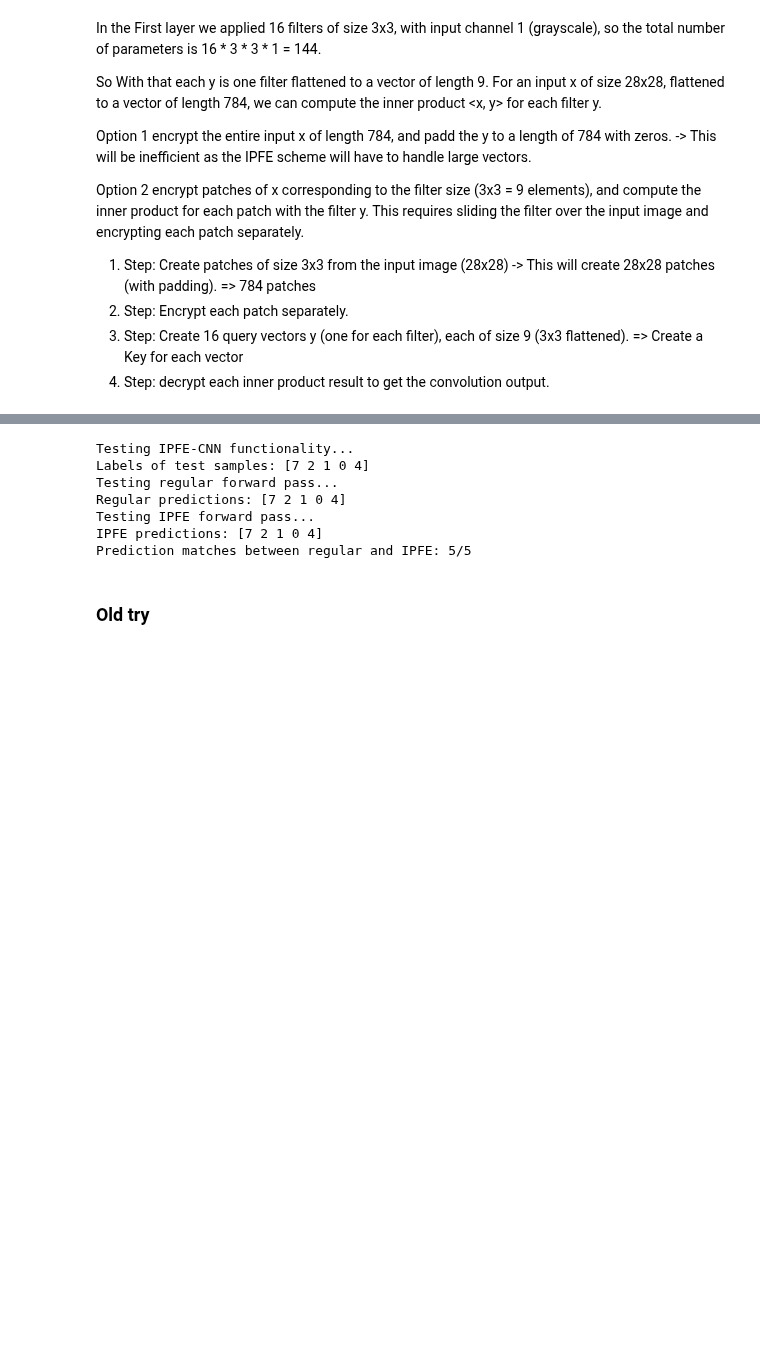
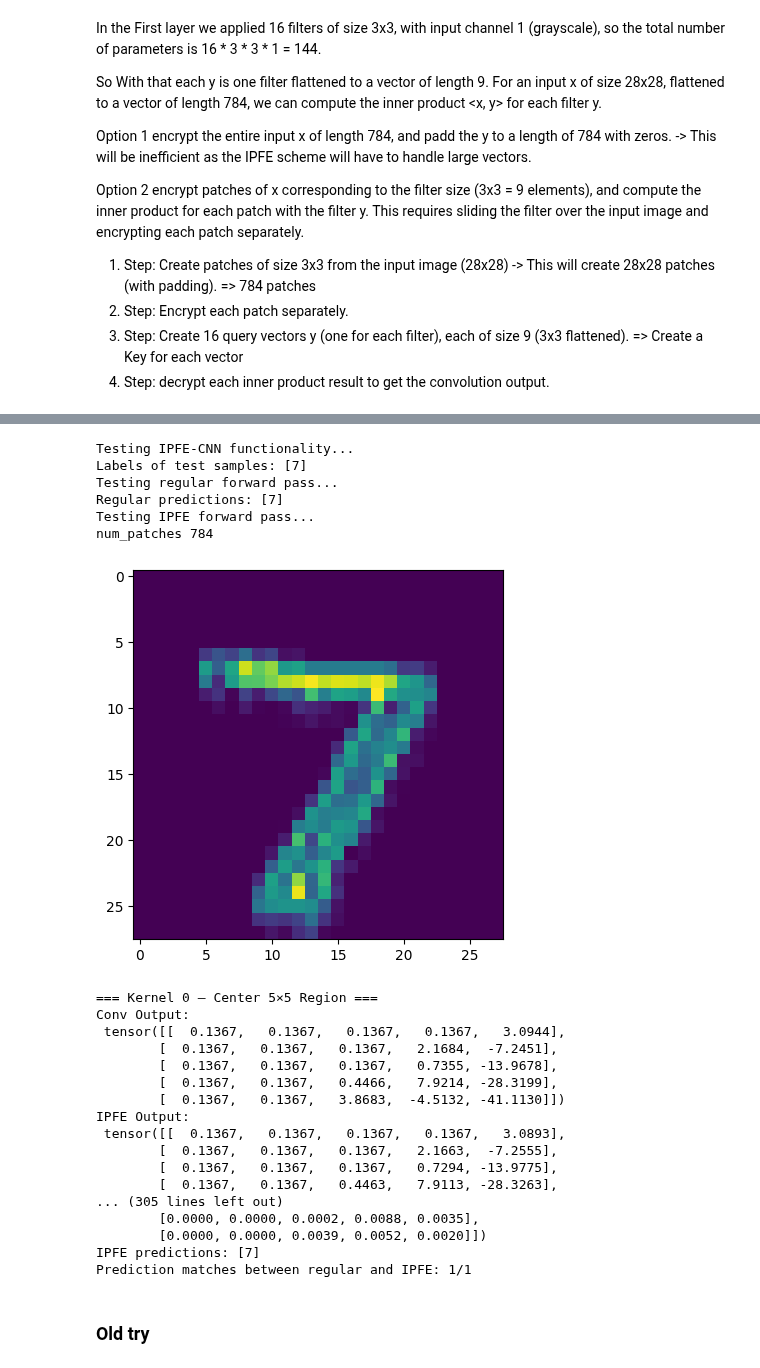
Before and after one commit to KonstantinWeh/PrivacyPreservingML, a Jupyter notebook: cnn_ipfe.ipynb, the cells around one changed output, grey strips where cells are left out. Drawn from its saved outputs; the diff is of its cells as text; code cells hidden in the pictures; blank space fills up the shorter version.

```diff
--- a/cnn_ipfe.ipynb
+++ b/cnn_ipfe.ipynb
@@ -403,6 +407,6 @@ RuntimeError: Error(s) in loading state_dict for IPFECNN:
 # %%
 # Test IPFE functionality with a sample
-def test_ipfe_cnn(model, test_loader, device, num_samples=5):
+def test_ipfe_cnn(model, test_loader, device, num_samples=1):
     """Test the IPFE-CNN with a sample query vector"""
     model.eval()
     # x is 784 big
@@ -415,37 +419,54 @@ def test_ipfe_cnn(model, test_loader, device, num_samples=5):
         print(f"Labels of test samples: {labels[:num_samples].cpu().numpy()}")
 
         # Test regular forward pass
         print("Testing regular forward pass...")
         regular_outputs = model(images[:num_samples])
         _, regular_predicted = regular_outputs.max(1)
         print("Regular predictions:", regular_predicted.cpu().numpy())
 
         # Test IPFE forward pass
         print("Testing IPFE forward pass...")
         try:
             ipfe_outputs = model.forward(images[:num_samples], encrypted=True)
             _, ipfe_predicted = ipfe_outputs.max(1)
 
             print(f"IPFE predictions: {ipfe_predicted.cpu().numpy()}")
 
             # Compare results
             matches = (regular_predicted == ipfe_predicted).sum().item()
             print(f"Prediction matches between regular and IPFE: {matches}/{num_samples}")
 
         except Exception as e:
             print(f"IPFE forward pass failed: {e}")
 
 # Test the IPFE functionality
 print("Testing IPFE-CNN functionality...")
 test_ipfe_cnn(ipfe_model, test_loader, device)
 # %% [output]
 Testing IPFE-CNN functionality...
-Labels of test samples: [7 2 1 0 4]
+Labels of test samples: [7]
 Testing regular forward pass...
-Regular predictions: [7 2 1 0 4]
+Regular predictions: [7]
 Testing IPFE forward pass...
-IPFE predictions: [7 2 1 0 4]
-Prediction matches between regular and IPFE: 5/5
+num_patches 784
+[figure, added]
+=== Kernel 0 — Center 5×5 Region ===
+Conv Output:
+ tensor([[  0.1367,   0.1367,   0.1367,   0.1367,   3.0944],
+        [  0.1367,   0.1367,   0.1367,   2.1684,  -7.2451],
+        [  0.1367,   0.1367,   0.1367,   0.7355, -13.9678],
+        [  0.1367,   0.1367,   0.4466,   7.9214, -28.3199],
+        [  0.1367,   0.1367,   3.8683,  -4.5132, -41.1130]])
+IPFE Output:
+ tensor([[  0.1367,   0.1367,   0.1367,   0.1367,   3.0893],
+        [  0.1367,   0.1367,   0.1367,   2.1663,  -7.2555],
+        [  0.1367,   0.1367,   0.1367,   0.7294, -13.9775],
+        [  0.1367,   0.1367,   0.4463,   7.9113, -28.3263],
+... (305 lines left out)
+        [0.0000, 0.0000, 0.0002, 0.0088, 0.0035],
+        [0.0000, 0.0000, 0.0039, 0.0052, 0.0020]])
+IPFE predictions: [7]
+Prediction matches between regular and IPFE: 1/1
 # %% [markdown]
 ### Old try
 # %%
```
Also changed, not shown: parts of 4 cells of this notebook, 18 other files.
